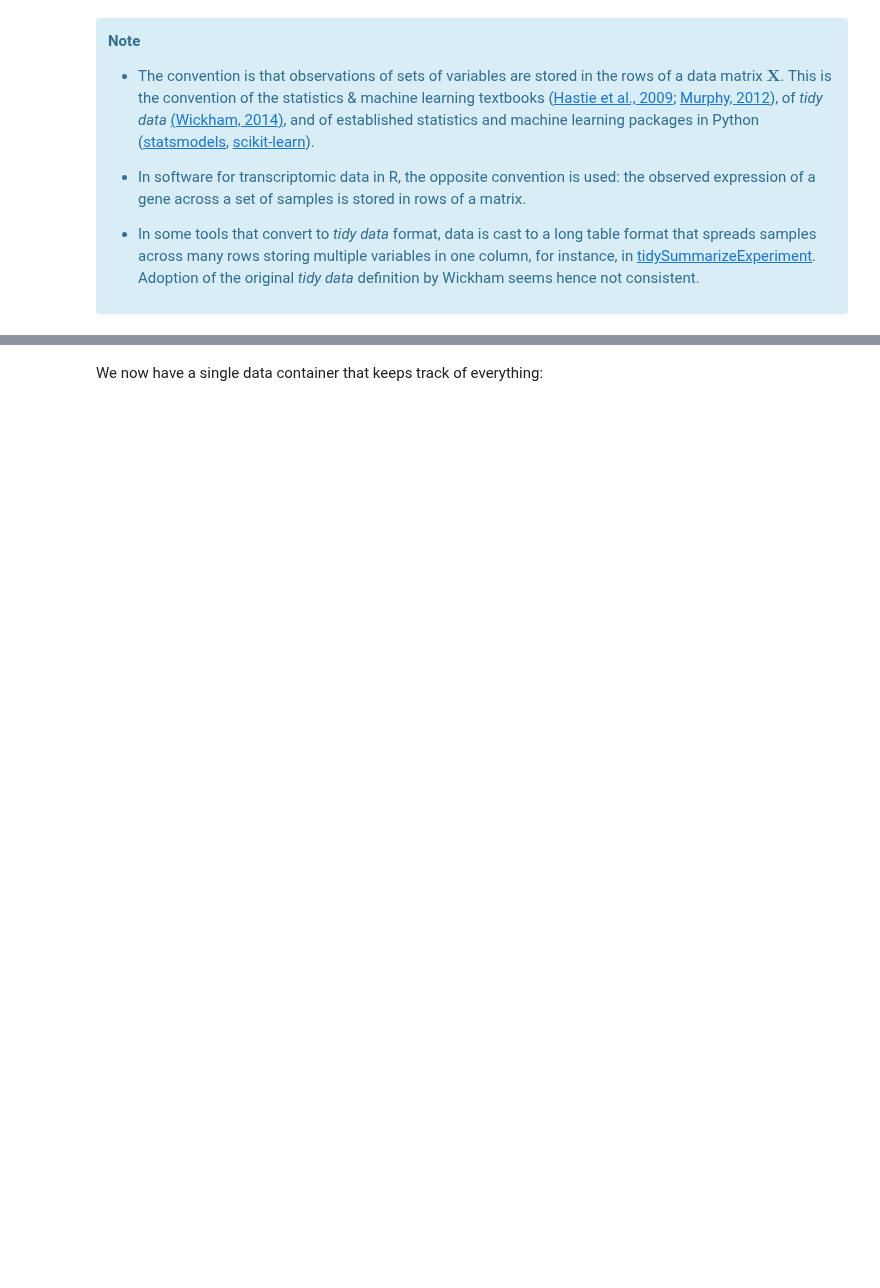
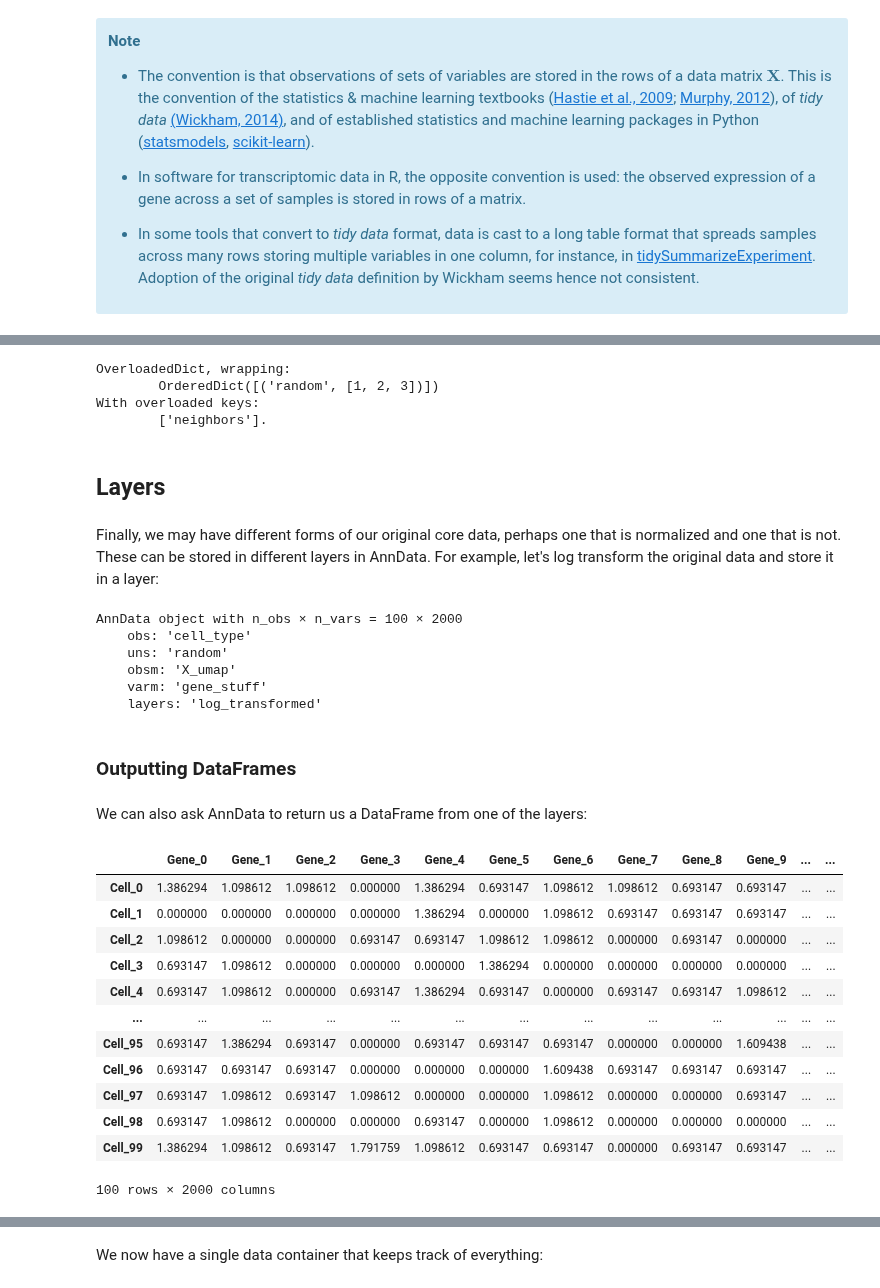
Before and after one commit to scverse/anndata-tutorials, a Jupyter notebook: getting-started.ipynb, the cells around one changed output, grey strips where cells are left out. Cells and saved outputs as stored; diff of their text form; code cells hidden in the pictures; blank space fills up the shorter version.

Commit message:
added Adam's core content, deleted quite some of Alex's content

```diff
--- a/getting-started.ipynb
+++ b/getting-started.ipynb
@@ -62,0 +87,4 @@ df.head()
+# %%
+ct = np.random.choice(["B", "T", "Monocyte"], size=(adata.n_obs,))
+adata.obs["cell_type"] = ct
+adata.obs
@@ -62,0 +128,4 @@ df.head()
+# %%
+adata.obsm["X_umap"] = np.random.normal(0, 1, size=(adata.n_obs, 2))
+adata.varm["gene_stuff"] = np.random.normal(0, 1, size=(adata.n_vars, 5))
+adata.obsm
@@ -62,0 +152,42 @@ df.head()
+# %%
+adata.uns["random"] = [1, 2, 3]
+adata.uns
+# %% [output]
+OverloadedDict, wrapping:
+        OrderedDict([('random', [1, 2, 3])])
+With overloaded keys:
+        ['neighbors'].
+# %% [markdown]
+## Layers
+# %% [markdown]
+Finally, we may have different forms of our original core data, perhaps one that is normalized and one that is not. These can be stored in different layers in AnnData. For example, let's log transform the original data and store it in a layer:
+# %%
+adata.layers["log_transformed"] = np.log1p(adata.X)
+adata
+# %% [output]
+AnnData object with n_obs × n_vars = 100 × 2000
+    obs: 'cell_type'
+    uns: 'random'
+    obsm: 'X_umap'
+    varm: 'gene_stuff'
+    layers: 'log_transformed'
+# %% [markdown]
+### Outputting DataFrames
+# %% [markdown]
+We can also ask AnnData to return us a DataFrame from one of the layers:
+# %%
+adata.to_df(layer="log_transformed")
+# %% [output]
+|  | Gene_0 | Gene_1 | Gene_2 | Gene_3 | Gene_4 | Gene_5 | Gene_6 | Gene_7 | Gene_8 | Gene_9 | ... | ... |
+| Cell_0 | 1.386294 | 1.098612 | 1.098612 | 0.000000 | 1.386294 | 0.693147 | 1.098612 | 1.098612 | 0.693147 | 0.693147 | ... | ... |
+| Cell_1 | 0.000000 | 0.000000 | 0.000000 | 0.000000 | 1.386294 | 0.000000 | 1.098612 | 0.693147 | 0.693147 | 0.693147 | ... | ... |
+| Cell_2 | 1.098612 | 0.000000 | 0.000000 | 0.693147 | 0.693147 | 1.098612 | 1.098612 | 0.000000 | 0.693147 | 0.000000 | ... | ... |
+| Cell_3 | 0.693147 | 1.098612 | 0.000000 | 0.000000 | 0.000000 | 1.386294 | 0.000000 | 0.000000 | 0.000000 | 0.000000 | ... | ... |
+| Cell_4 | 0.693147 | 1.098612 | 0.000000 | 0.693147 | 1.386294 | 0.693147 | 0.000000 | 0.693147 | 0.693147 | 1.098612 | ... | ... |
+| ... | ... | ... | ... | ... | ... | ... | ... | ... | ... | ... | ... | ... |
+| Cell_95 | 0.693147 | 1.386294 | 0.693147 | 0.000000 | 0.693147 | 0.693147 | 0.693147 | 0.000000 | 0.000000 | 1.609438 | ... | ... |
+| Cell_96 | 0.693147 | 0.693147 | 0.693147 | 0.000000 | 0.000000 | 0.000000 | 1.609438 | 0.693147 | 0.693147 | 0.693147 | ... | ... |
+| Cell_97 | 0.693147 | 1.098612 | 0.693147 | 1.098612 | 0.000000 | 0.000000 | 1.098612 | 0.000000 | 0.000000 | 0.693147 | ... | ... |
+| Cell_98 | 0.693147 | 1.098612 | 0.000000 | 0.000000 | 0.693147 | 0.000000 | 1.098612 | 0.000000 | 0.000000 | 0.000000 | ... | ... |
+| Cell_99 | 1.386294 | 1.098612 | 0.693147 | 1.791759 | 1.098612 | 0.693147 | 0.693147 | 0.000000 | 0.693147 | 0.693147 | ... | ... |
+100 rows × 2000 columns
```
Also changed, not shown: parts of 66 cells of this notebook.
